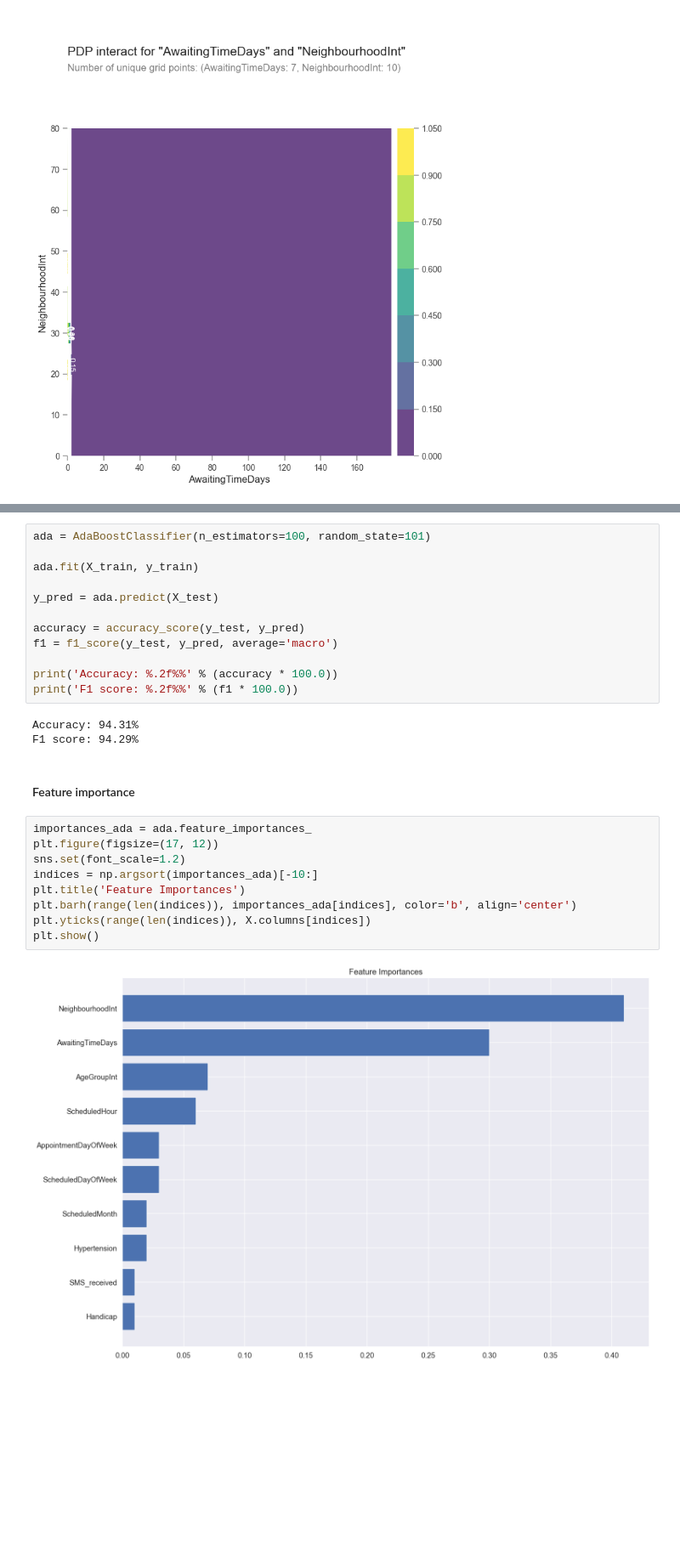
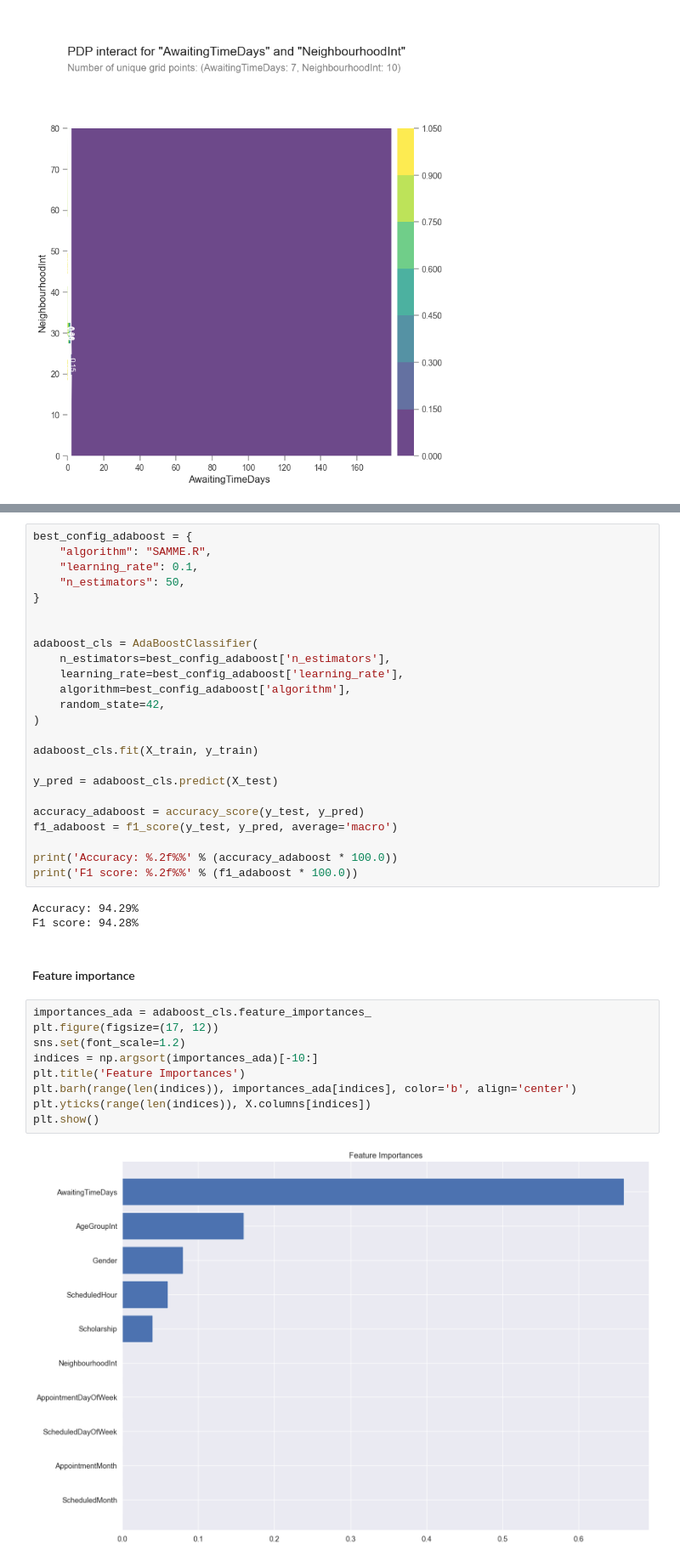
Before and after one commit to polejowska/mappshow-ml-xai, a Jupyter notebook: classifiers.ipynb, the cells around one changed output, grey strips where cells are left out. Shown: that part at 85% size. Saved outputs shown, nothing was run; the diff lists cells and outputs as text; blank space fills up the shorter version.

Commit message:
add hp tuning and lime for the rest of classifiers

```diff
--- a/classifiers.ipynb
+++ b/classifiers.ipynb
@@ -372,28 +693,40 @@ plt.show()
 # %%
-ada = AdaBoostClassifier(n_estimators=100, random_state=101)
+best_config_adaboost = {
+    "algorithm": "SAMME.R",
+    "learning_rate": 0.1,
+    "n_estimators": 50,
+}
 
-ada.fit(X_train, y_train)
 
-y_pred = ada.predict(X_test)
+adaboost_cls = AdaBoostClassifier(
+    n_estimators=best_config_adaboost['n_estimators'],
+    learning_rate=best_config_adaboost['learning_rate'],
+    algorithm=best_config_adaboost['algorithm'],
+    random_state=42,
+)
 
-accuracy = accuracy_score(y_test, y_pred)
-f1 = f1_score(y_test, y_pred, average='macro')
+adaboost_cls.fit(X_train, y_train)
 
-print('Accuracy: %.2f%%' % (accuracy * 100.0))
-print('F1 score: %.2f%%' % (f1 * 100.0))
+y_pred = adaboost_cls.predict(X_test)
+
+accuracy_adaboost = accuracy_score(y_test, y_pred)
+f1_adaboost = f1_score(y_test, y_pred, average='macro')
+
+print('Accuracy: %.2f%%' % (accuracy_adaboost * 100.0))
+print('F1 score: %.2f%%' % (f1_adaboost * 100.0))
 # %% [output]
-Accuracy: 94.31%
-F1 score: 94.29%
+Accuracy: 94.29%
+F1 score: 94.28%
 # %% [markdown]
 #### Feature importance
 # %%
-importances_ada = ada.feature_importances_
+importances_ada = adaboost_cls.feature_importances_
 plt.figure(figsize=(17, 12))
 sns.set(font_scale=1.2)
 indices = np.argsort(importances_ada)[-10:]
 plt.title('Feature Importances')
 plt.barh(range(len(indices)), importances_ada[indices], color='b', align='center')
 plt.yticks(range(len(indices)), X.columns[indices])
 plt.show()
 # %% [output]
-[figure, old version]
+[figure, new version]
```
Also changed, not shown: parts of 32 cells of this notebook, 1 other file.
